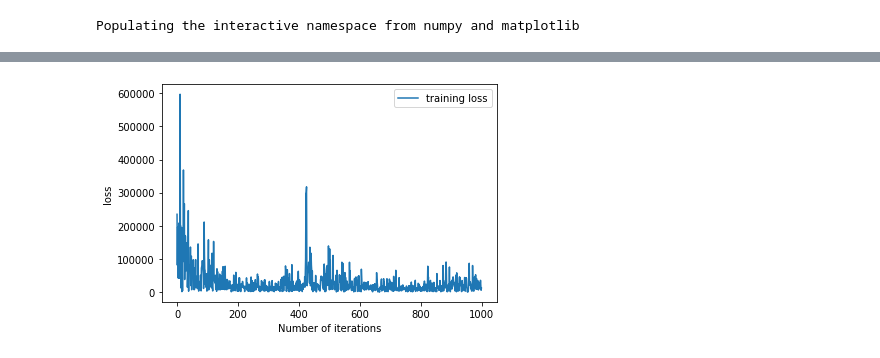
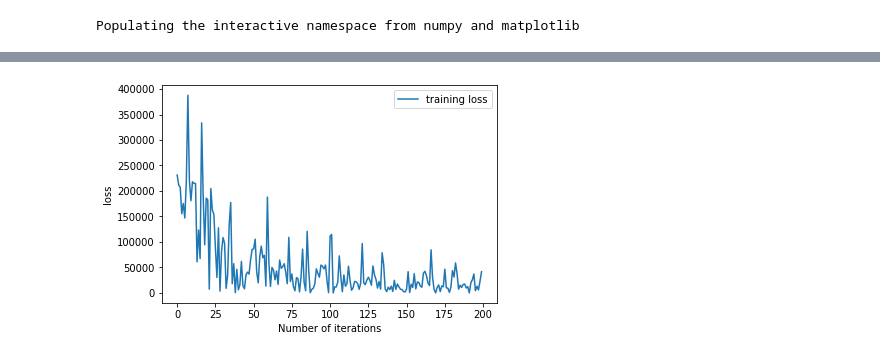
Before and after one commit to Alonso94/GSoC-DGP, a Jupyter notebook: DGP_final_evaluation_closest_to_work.ipynb, the cells around one changed output, grey strips where cells are left out. Saved outputs shown, nothing was run; the diff lists cells and outputs as text; code cells hidden in the pictures.

```diff
--- a/DGP_final_evaluation_closest_to_work.ipynb
+++ b/DGP_final_evaluation_closest_to_work.ipynb
@@ -198,9 +198,10 @@ class DGP:
                 self.sample=self.layers[j]._sample(self.sess)
                 x=self.sess.run(self.sample,feed_dict={self.layers[j].input_placeholder:x})
                 x=np.array(x).T
-#                 print(self.sess.run([self.layers[j].a,self.layers[j].ls,self.layers[j].obs_nv]))
             loss,_=self.sess.run([self.loss_,self.train_op],feed_dict=feed_dict)
             self.plot_loss(i,loss)
+            for layer in self.layers:
+                layer.update_prior(self.sess)
 
     def plot_loss(self,x,y):
         if len(self.xs)==0:
@@ -231,13 +232,17 @@ class DGP:
                 posterior=layer.posteriors[i]
                 mean=posterior.mean()
                 covariance=posterior.scale.matmul(posterior.scale.to_dense(), adjoint_arg=True)
-                m,cov=self.sess.run([mean,covariance],feed_dict)
+                scale=posterior.scale.to_dense()
+                m,cov,s=self.sess.run([mean,covariance,scale],feed_dict)
+#                 cov=np.nan_to_num(cov)
+                print(s)
                 first_term=m
                 size=m.size
                 k=np.eye(size,dtype=np.float64)
                 z=np.zeros(size,dtype=np.float64)
                 e=np.random.multivariate_normal(z,k)
                 sqr=np.sqrt(cov)
+                print(sqr)
                 # TODO check sampe's variance in variational GP class
                 second_term= np.dot(sqr,e)
 
@@ -272,7 +270,7 @@ Use `tf.global_variables_initializer` instead.
 # %%
-dgp.train(1000)
+dgp.train(200)
 # %% [output]
-[figure, old version]
+[figure, new version]
 # %%
 print(dgp.predict(x))
 # %% [output]
```
Also changed, not shown: parts of 5 cells of this notebook.
